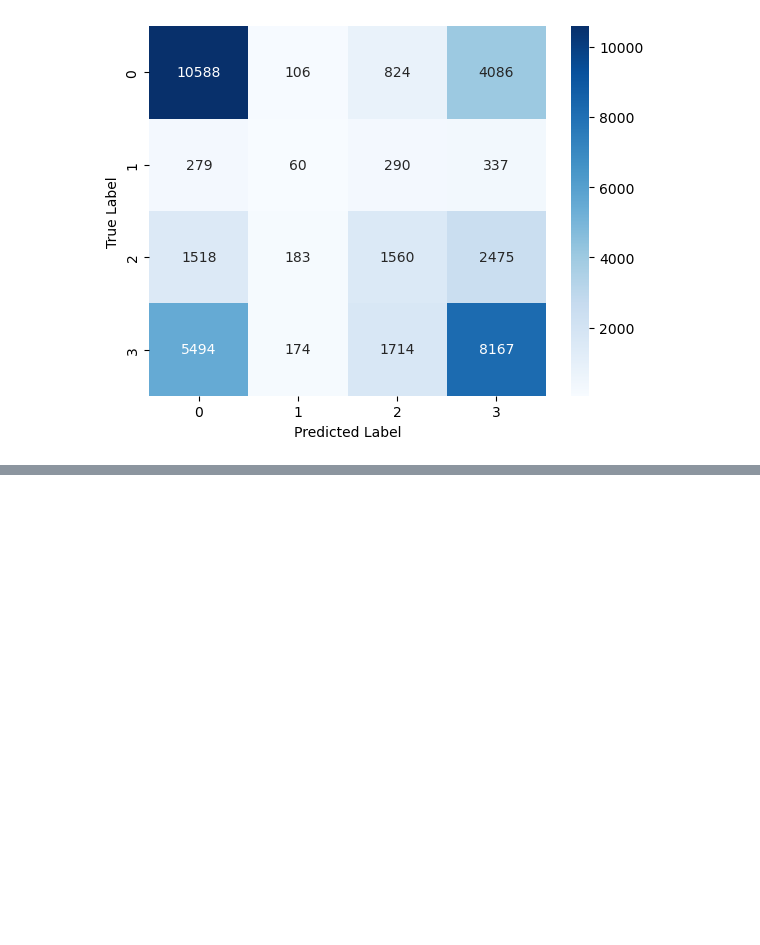
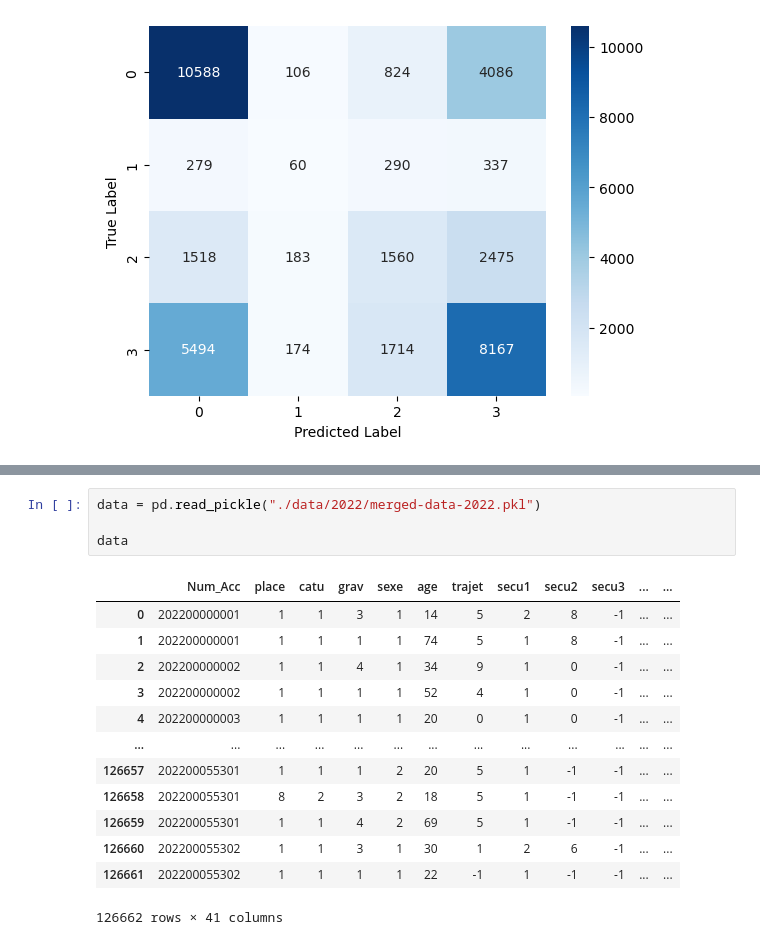
Before and after one commit to kerryghan-relot/LMU_BAM-Bilan-des-Accidents-Mortels, a Jupyter notebook: Template.ipynb, the cells around one changed output, grey strips where cells are left out. Drawn from its saved outputs; the diff is of its cells as text; blank space fills up the shorter version.

```diff
--- a/Template.ipynb
+++ b/Template.ipynb
@@ -194,0 +208,18 @@ weighted avg       0.52      0.54      0.53     37855
+# %%
+data = pd.read_pickle("./data/2022/merged-data-2022.pkl")
+
+data
+# %% [output]
+|  | Num_Acc | place | catu | grav | sexe | age | trajet | secu1 | secu2 | secu3 | ... | ... |
+| 0 | 202200000001 | 1 | 1 | 3 | 1 | 14 | 5 | 2 | 8 | -1 | ... | ... |
+| 1 | 202200000001 | 1 | 1 | 1 | 1 | 74 | 5 | 1 | 8 | -1 | ... | ... |
+| 2 | 202200000002 | 1 | 1 | 4 | 1 | 34 | 9 | 1 | 0 | -1 | ... | ... |
+| 3 | 202200000002 | 1 | 1 | 1 | 1 | 52 | 4 | 1 | 0 | -1 | ... | ... |
+| 4 | 202200000003 | 1 | 1 | 1 | 1 | 20 | 0 | 1 | 0 | -1 | ... | ... |
+| ... | ... | ... | ... | ... | ... | ... | ... | ... | ... | ... | ... | ... |
+| 126657 | 202200055301 | 1 | 1 | 1 | 2 | 20 | 5 | 1 | -1 | -1 | ... | ... |
+| 126658 | 202200055301 | 8 | 2 | 3 | 2 | 18 | 5 | 1 | -1 | -1 | ... | ... |
+| 126659 | 202200055301 | 1 | 1 | 4 | 2 | 69 | 5 | 1 | -1 | -1 | ... | ... |
+| 126660 | 202200055302 | 1 | 1 | 3 | 1 | 30 | 1 | 2 | 6 | -1 | ... | ... |
+| 126661 | 202200055302 | 1 | 1 | 1 | 1 | 22 | -1 | 1 | -1 | -1 | ... | ... |
+126662 rows × 41 columns
```
Also changed, not shown: parts of 19 cells of this notebook, 5 other files.
